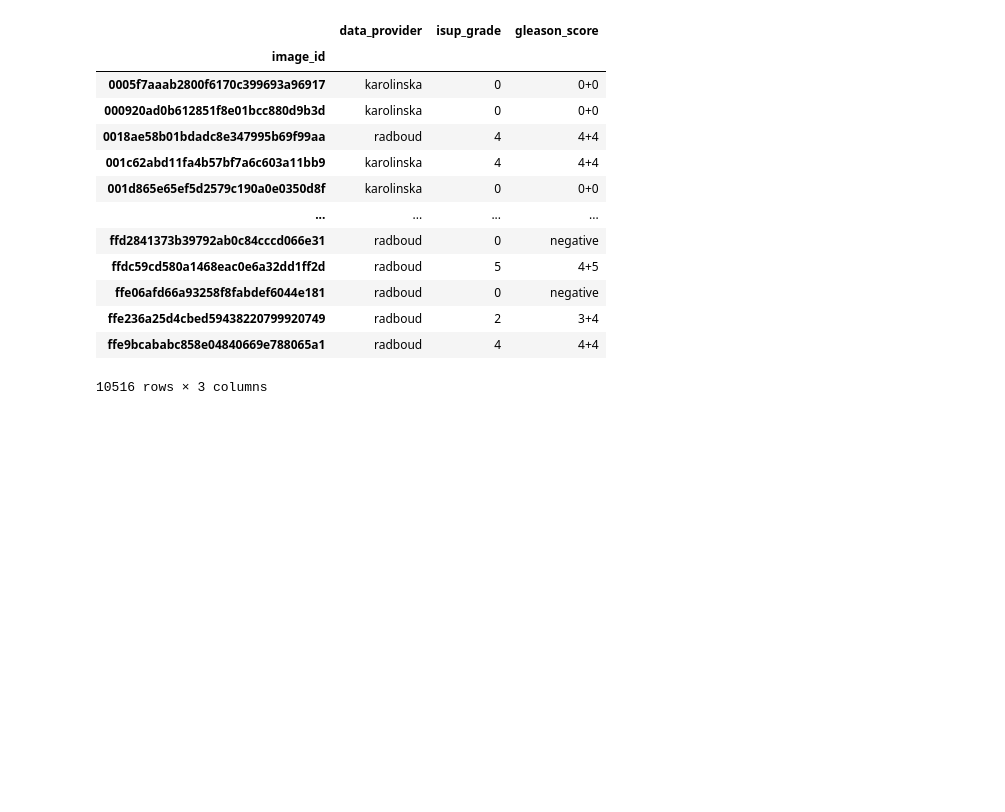
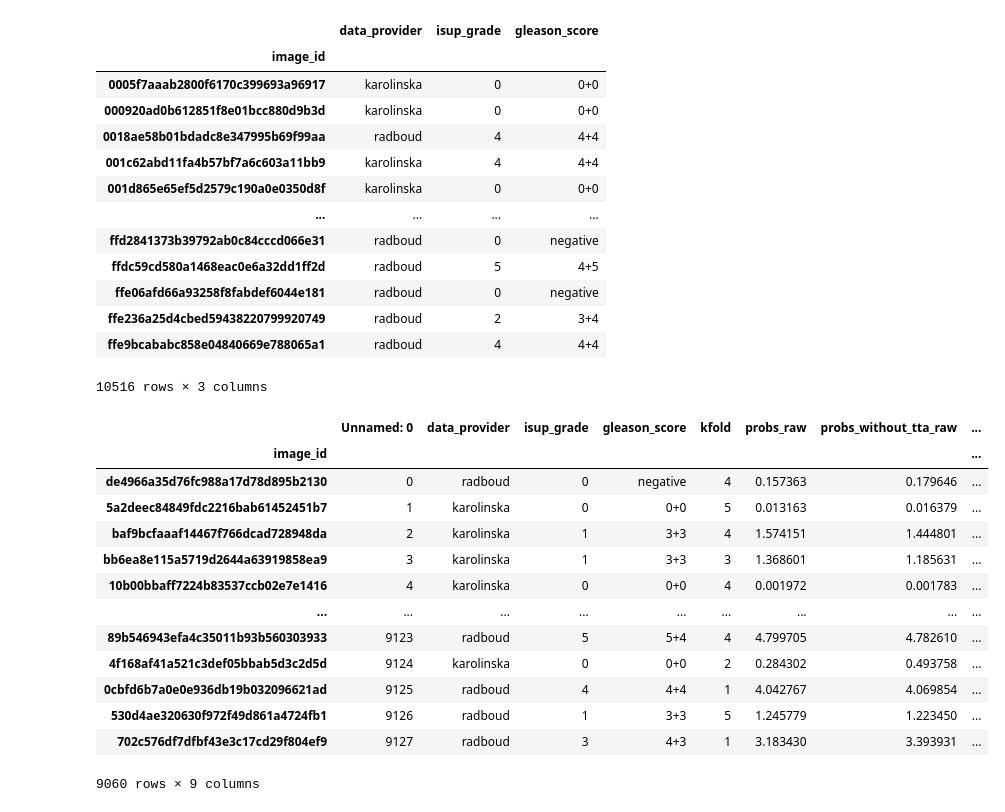
Before and after one commit to rootdobos/dissertation-source-code, a Jupyter notebook: playground.ipynb, the cells around one changed output. Drawn from its saved outputs; the diff is of its cells as text; code cells hidden in the pictures; blank space fills up the shorter version.

```diff
--- a/playground.ipynb
+++ b/playground.ipynb
@@ -120,3 +120,23 @@ df
 | ffe236a25d4cbed59438220799920749 | radboud | 2 | 3+4 |
 | ffe9bcababc858e04840669e788065a1 | radboud | 4 | 4+4 |
 10516 rows × 3 columns
+# %%
+from preprocessing.data_cleaning import clean_dataset_csv
+
+df= clean_dataset_csv("F:/extracted","F:/data/train-5kfold_remove_noisy_by_0622_rad_13_08_ka_15_10.csv","F:/data/train_noise_removed_cleaned.csv")
+df
+# %% [output]
+|  | Unnamed: 0 | data_provider | isup_grade | gleason_score | kfold | probs_raw | probs_without_tta_raw | ... |
+| image_id |  |  |  |  |  |  |  | ... |
+| de4966a35d76fc988a17d78d895b2130 | 0 | radboud | 0 | negative | 4 | 0.157363 | 0.179646 | ... |
+| 5a2deec84849fdc2216bab61452451b7 | 1 | karolinska | 0 | 0+0 | 5 | 0.013163 | 0.016379 | ... |
+| baf9bcfaaaf14467f766dcad728948da | 2 | karolinska | 1 | 3+3 | 4 | 1.574151 | 1.444801 | ... |
+| bb6ea8e115a5719d2644a63919858ea9 | 3 | karolinska | 1 | 3+3 | 3 | 1.368601 | 1.185631 | ... |
+| 10b00bbaff7224b83537ccb02e7e1416 | 4 | karolinska | 0 | 0+0 | 4 | 0.001972 | 0.001783 | ... |
+| ... | ... | ... | ... | ... | ... | ... | ... | ... |
+| 89b546943efa4c35011b93b560303933 | 9123 | radboud | 5 | 5+4 | 4 | 4.799705 | 4.782610 | ... |
+| 4f168af41a521c3def05bbab5d3c2d5d | 9124 | karolinska | 0 | 0+0 | 2 | 0.284302 | 0.493758 | ... |
+| 0cbfd6b7a0e0e936db19b032096621ad | 9125 | radboud | 4 | 4+4 | 1 | 4.042767 | 4.069854 | ... |
+| 530d4ae320630f972f49d861a4724fb1 | 9126 | radboud | 1 | 3+3 | 5 | 1.245779 | 1.223450 | ... |
+| 702c576df7dfbf43e3c17cd29f804ef9 | 9127 | radboud | 3 | 4+3 | 1 | 3.183430 | 3.393931 | ... |
+9060 rows × 9 columns
```
Also changed, not shown: 6 other files.
